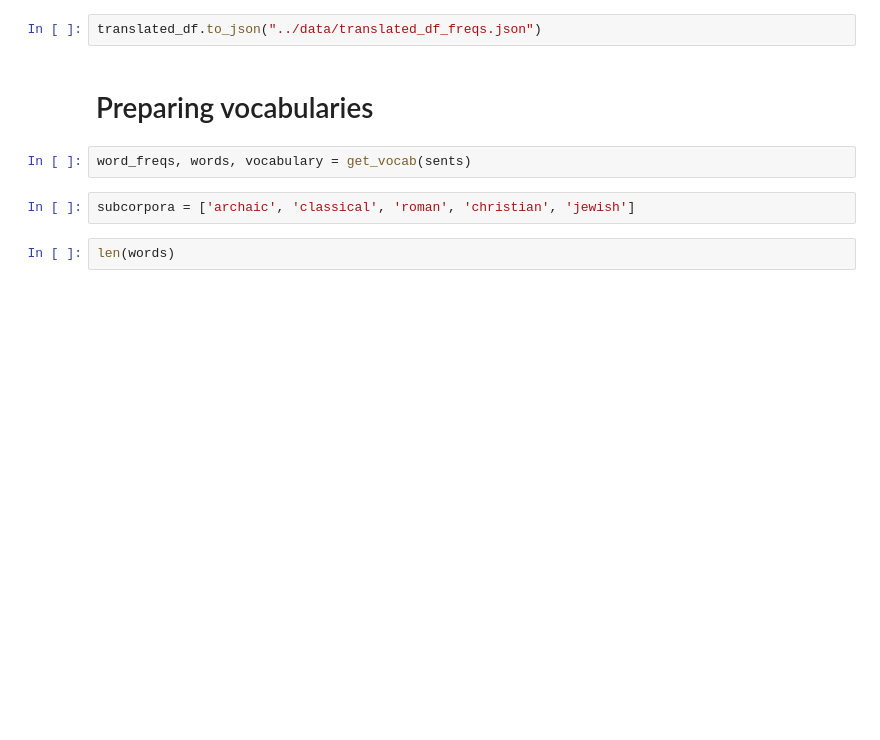
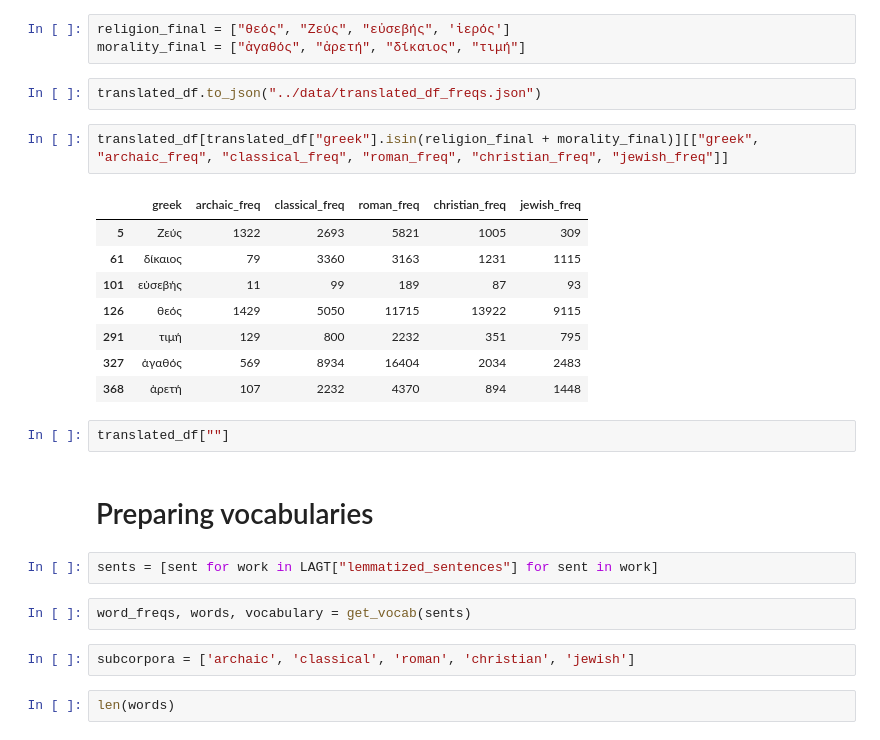
Before and after one commit to kasev/theos, a Jupyter notebook: scripts/1_lagt_ngrams_extraction+explorations.ipynb, the cells around one changed output. Saved outputs shown, nothing was run; the diff lists cells and outputs as text; blank space fills up the shorter version.

```diff
--- a/scripts/1_lagt_ngrams_extraction+explorations.ipynb
+++ b/scripts/1_lagt_ngrams_extraction+explorations.ipynb
@@ -274,10 +337,28 @@ translated_df
 | 504 | ῥῆσις - speech, word | ῥῆσις | speech, word | speech |  | rhêsis | 7 | ... |
 | 505 | Ῥέα - Rhea | Ῥέα | Rhea | Rhea |  | Rhéa | 18 | ... |
 506 rows × 11 columns
+# %%
+religion_final = ["θεός", "Ζεύς", "εὐσεβής", 'ἱερός']
+morality_final = ["ἀγαθός", "ἀρετή", "δίκαιος", "τιμή"]
 # %%
 translated_df.to_json("../data/translated_df_freqs.json")
+# %%
+translated_df[translated_df["greek"].isin(religion_final + morality_final)][["greek", "archaic_freq", "classical_freq", "roman_freq", "christian_freq", "jewish_freq"]]
+# %% [output]
+|  | greek | archaic_freq | classical_freq | roman_freq | christian_freq | jewish_freq |
+| 5 | Ζεύς | 1322 | 2693 | 5821 | 1005 | 309 |
+| 61 | δίκαιος | 79 | 3360 | 3163 | 1231 | 1115 |
+| 101 | εὐσεβής | 11 | 99 | 189 | 87 | 93 |
+| 126 | θεός | 1429 | 5050 | 11715 | 13922 | 9115 |
+| 291 | τιμή | 129 | 800 | 2232 | 351 | 795 |
+| 327 | ἀγαθός | 569 | 8934 | 16404 | 2034 | 2483 |
+| 368 | ἀρετή | 107 | 2232 | 4370 | 894 | 1448 |
+# %%
+translated_df[""]
 # %% [markdown]
 # Preparing vocabularies
+# %%
+sents = [sent for work in LAGT["lemmatized_sentences"] for sent in work]
 # %%
 word_freqs, words, vocabulary = get_vocab(sents)
 # %%
```
Also changed, not shown: parts of 26 cells of this notebook, 12 other files.
